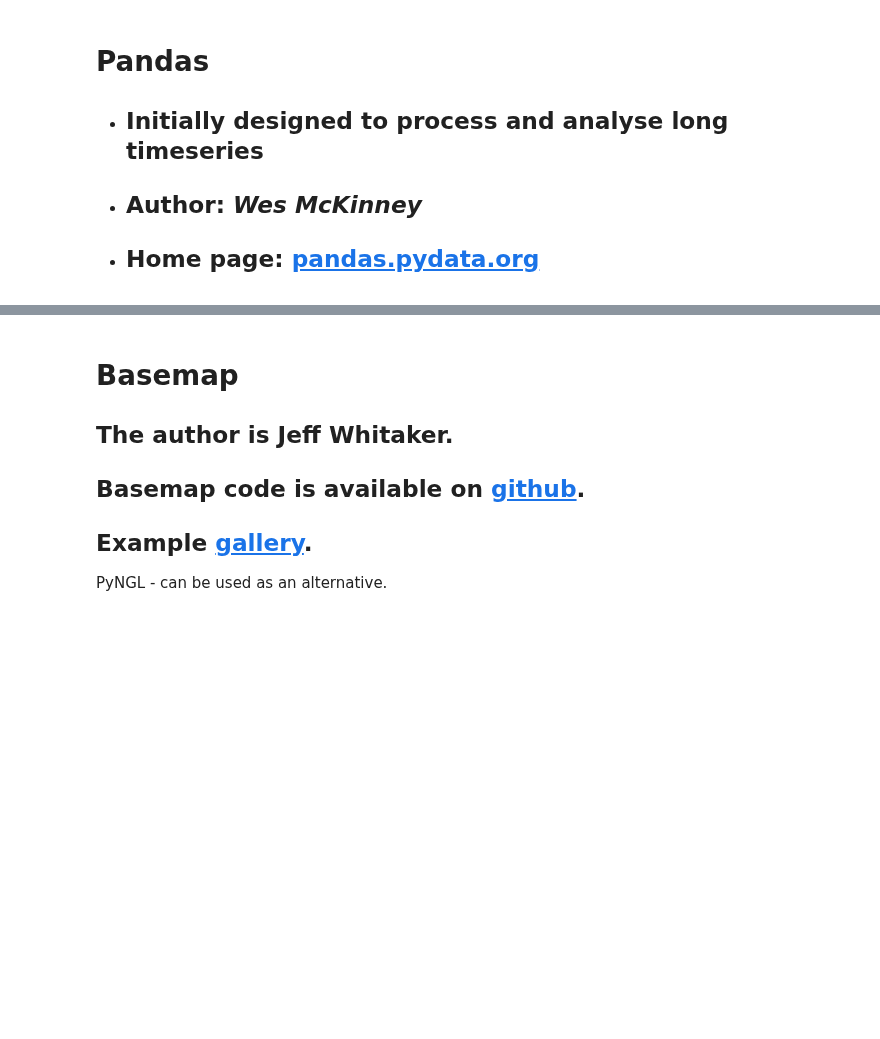
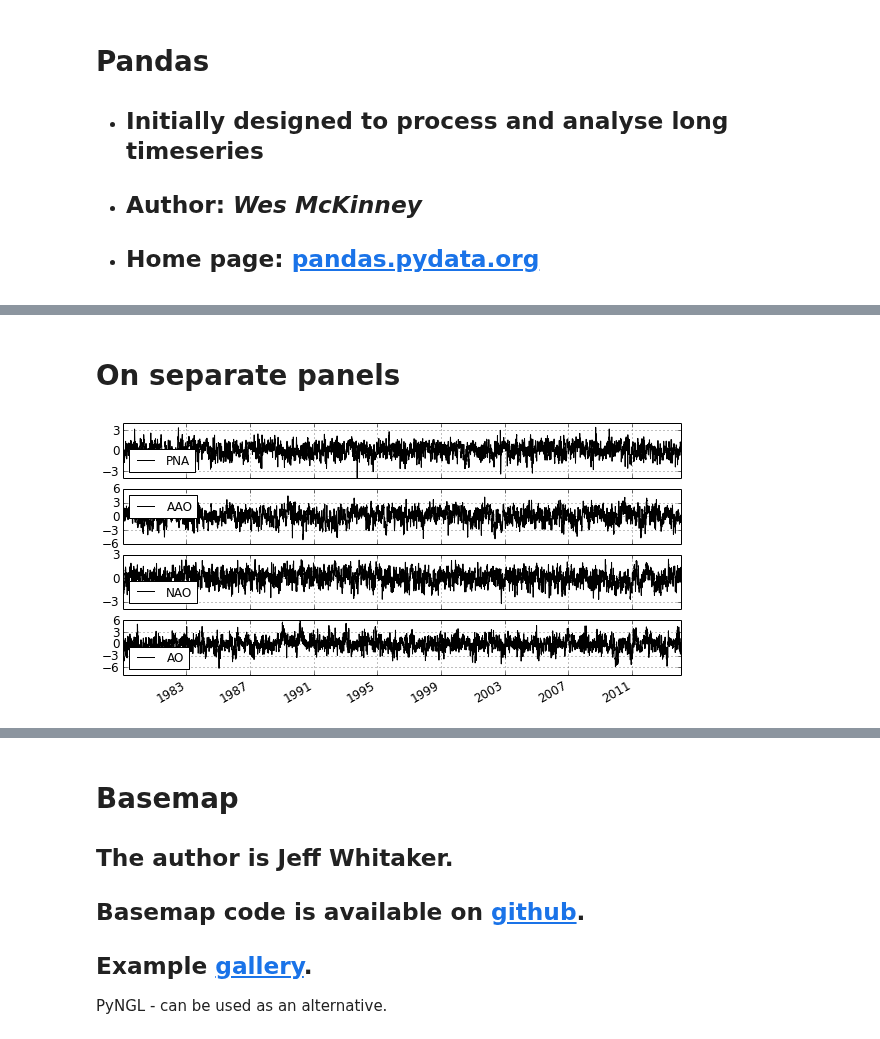
Before and after one commit to guziy/CMOS-python-tutorial, a Jupyter notebook: cmos2014-python-tutorial.ipynb, the cells around one changed output, grey strips where cells are left out. Saved outputs shown, nothing was run; the diff lists cells and outputs as text; code cells hidden in the pictures; blank space fills up the shorter version.

```diff
--- a/cmos2014-python-tutorial.ipynb
+++ b/cmos2014-python-tutorial.ipynb
@@ -864,6 +801,0 @@ Customizing the graph produced by pandas
-# %%
-ax = pd.rolling_mean(resampled_closes, 4)[3:].plot(lw = 2);
-ax.xaxis.set_minor_formatter(NullFormatter())
-ax.xaxis.set_major_locator(MonthLocator(bymonthday=1))
-ax.xaxis.set_major_formatter(DateFormatter("%b"))
-ax.set_xlabel("");
@@ -876,0 +859,10 @@ Exercises: Pandas
+# %% [markdown]
+On separate panels
+======
+# %%
+axes = df.plot(subplots=True, figsize=(10,5));
+locator = MaxNLocator(nbins = 5)
+for ax in axes:
+    ax.yaxis.set_major_locator(locator)
+# %% [output]
+[figure, added]
```
Also changed, not shown: parts of 31 cells of this notebook.
